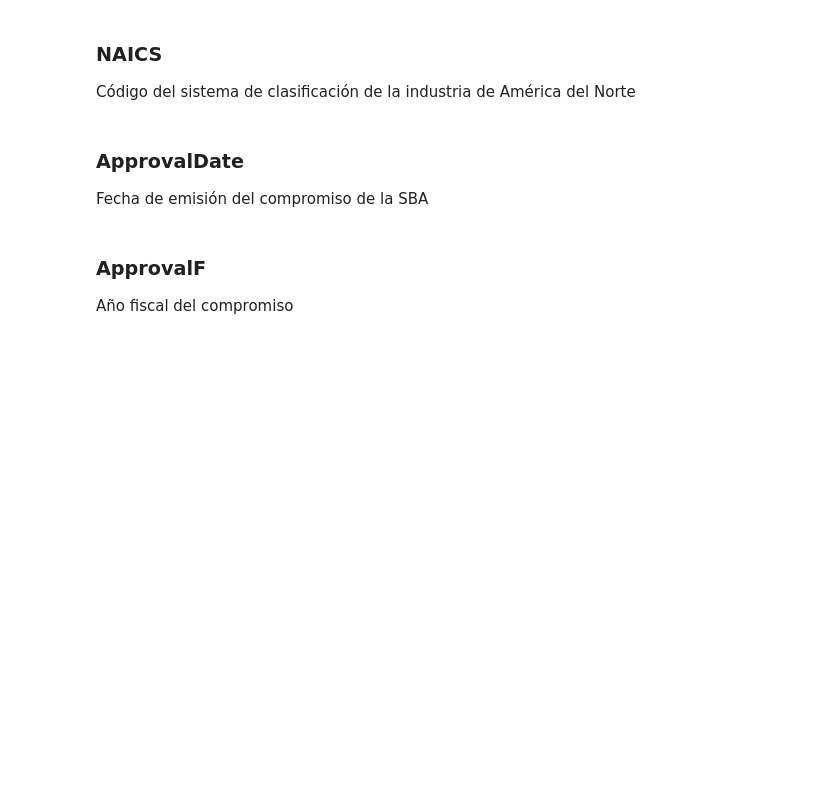
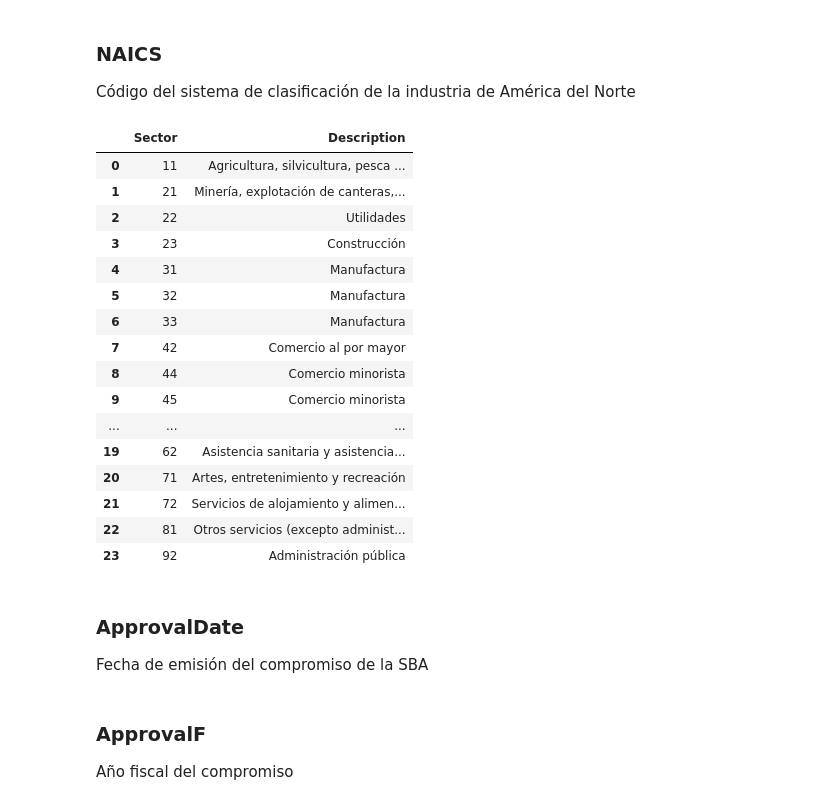
Before and after one commit to Ly-Ax/TFMasterIA, a Jupyter notebook: notebooks/data_exploration.ipynb, the cells around one changed output. Cells and saved outputs as stored; diff of their text form; code cells hidden in the pictures; blank space fills up the shorter version.

```diff
--- a/notebooks/data_exploration.ipynb
+++ b/notebooks/data_exploration.ipynb
@@ -221,6 +283,54 @@ Estado del banco
 # %% [markdown]
 ### NAICS
 Código del sistema de clasificación de la industria de América del Norte
+# %%
+naics = {"Sector": [11, 21, 22, 23, 31, 32, 33, 42, 44, 45, 48, 49,
+                    51, 52, 53, 54, 55, 56, 61, 62, 71, 72, 81, 92],
+         "Description": ["Agricultura, silvicultura, pesca y caza",
+                        "Minería, explotación de canteras, y extracción de petróleo y gas",
+                        "Utilidades",
+                        "Construcción",
+                        "Manufactura",
+                        "Manufactura",
+                        "Manufactura",
+                        "Comercio al por mayor",
+                        "Comercio minorista",
+                        "Comercio minorista",
+                        "Transporte y almacenamiento",
+                        "Transporte y almacenamiento",
+                        "Información",
+                        "Finanzas y seguros",
+                        "Bienes inmuebles y alquiler y arrendamiento",
+                        "Servicios profesionales, científicos y técnicos",
+                        "Gestión de sociedades y empresas",
+                        "Servicios administrativos y de apoyo y gestión de residuos y remediación",
+                        "Servicios educativos",
+                        "Asistencia sanitaria y asistencia social",
+                        "Artes, entretenimiento y recreación",
+                        "Servicios de alojamiento y alimentación",
+                        "Otros servicios (excepto administración pública)",
+                        "Administración pública"]}
+
+df_naics = pd.DataFrame(naics)
+df_naics
+# %% [output]
+|  | Sector | Description |
+| 0 | 11 | Agricultura, silvicultura, pesca ... |
+| 1 | 21 | Minería, explotación de canteras,... |
+| 2 | 22 | Utilidades |
+| 3 | 23 | Construcción |
+| 4 | 31 | Manufactura |
+| 5 | 32 | Manufactura |
+| 6 | 33 | Manufactura |
+| 7 | 42 | Comercio al por mayor |
+| 8 | 44 | Comercio minorista |
+| 9 | 45 | Comercio minorista |
+| ... | ... | ... |
+| 19 | 62 | Asistencia sanitaria y asistencia... |
+| 20 | 71 | Artes, entretenimiento y recreación |
+| 21 | 72 | Servicios de alojamiento y alimen... |
+| 22 | 81 | Otros servicios (excepto administ... |
+| 23 | 92 | Administración pública |
 # %% [markdown]
 ### ApprovalDate
 Fecha de emisión del compromiso de la SBA
```
Also changed, not shown: parts of 15 cells of this notebook, 2 other files.
